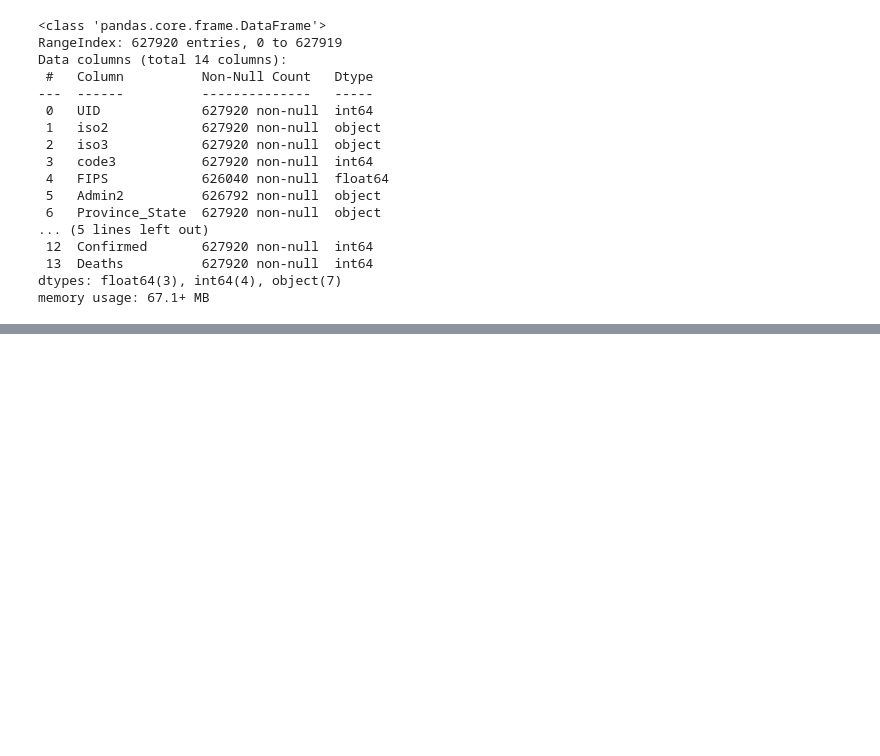
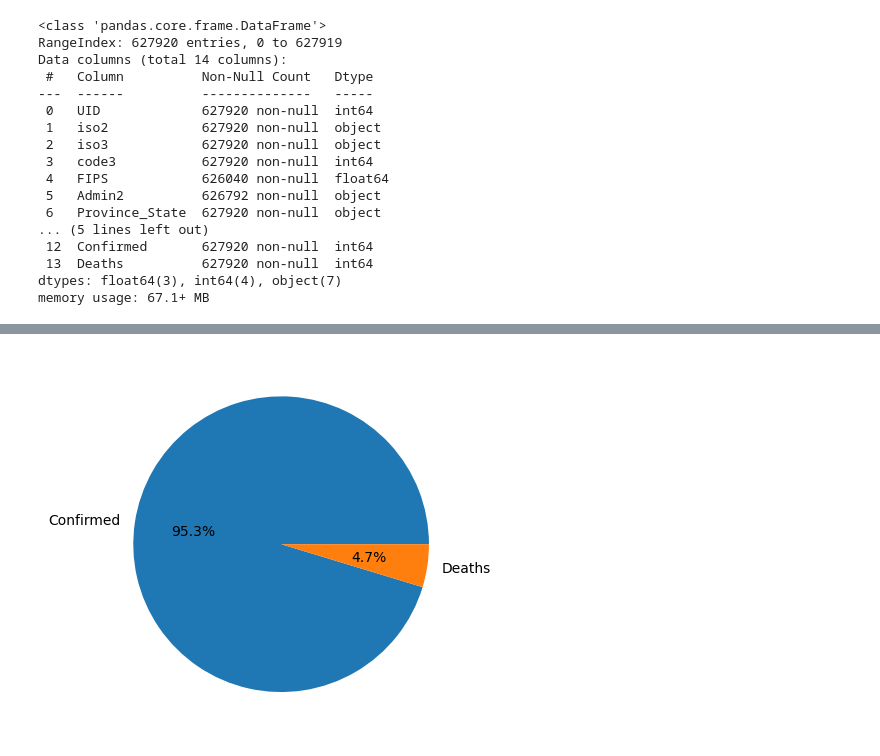
Before and after one commit to 27Swa/HackerRank-python-problems, a Jupyter notebook: Data preprocessing and visualization/covid-19-analysis-and-visualization.ipynb, the cells around one changed output, grey strips where cells are left out. Cells and saved outputs as stored; diff of their text form; code cells hidden in the pictures; blank space fills up the shorter version.

```diff
--- a/Data preprocessing and visualization/covid-19-analysis-and-visualization.ipynb
+++ b/Data preprocessing and visualization/covid-19-analysis-and-visualization.ipynb
@@ -918,0 +985,3 @@ memory usage: 67.1+ MB
+# %%
+drop_na_df = usa_county_wise_df.dropna(how ='any',axis = 0).copy()
+drop_na_df.info()
@@ -918,0 +1053,6 @@ memory usage: 67.1+ MB
+# %%
+data = drop_na_df[['Confirmed', 'Deaths']].sum()
+plt.pie(data,labels = ['Confirmed', 'Deaths'],autopct = '%1.1F%%')
+plt.show()
+# %% [output]
+[figure, added]
```
Also changed, not shown: parts of 57 cells of this notebook.
